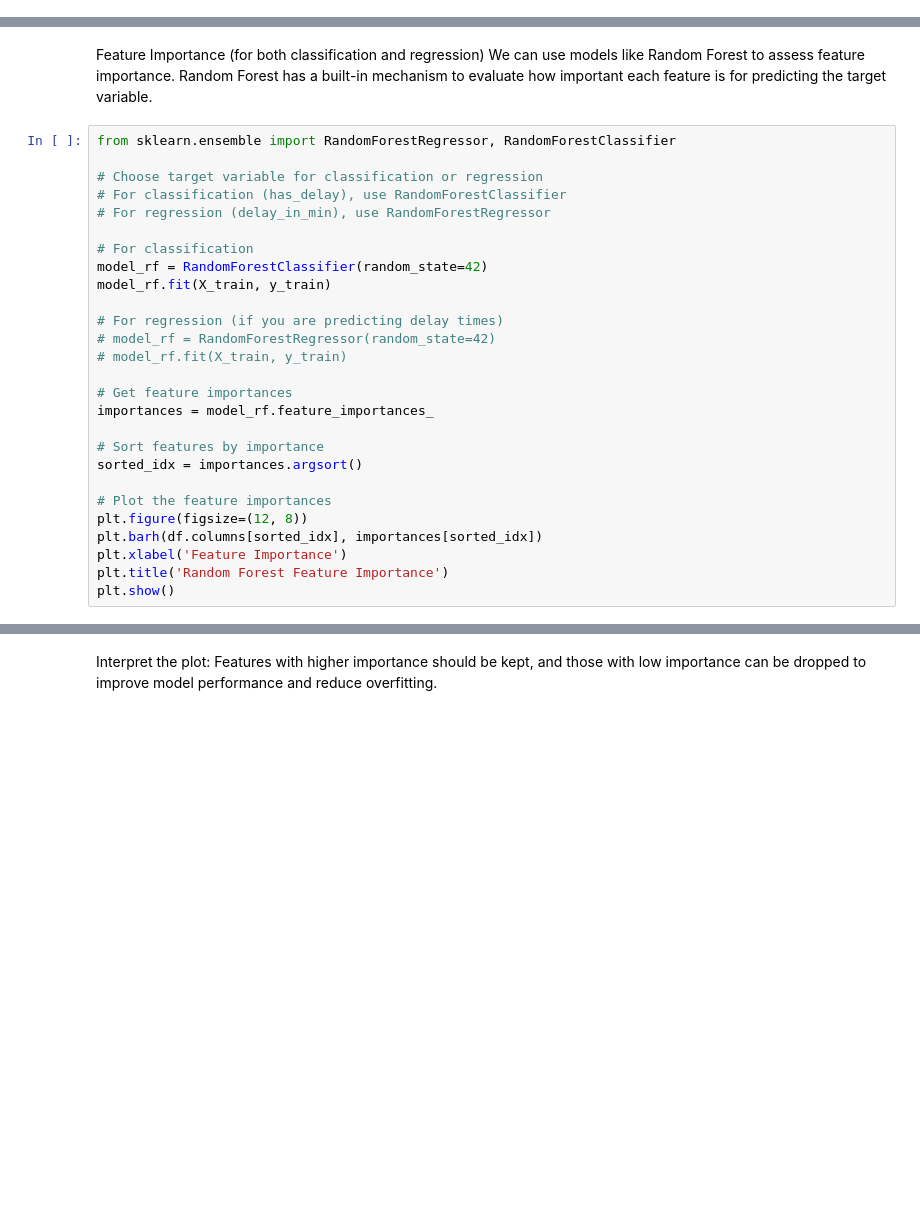
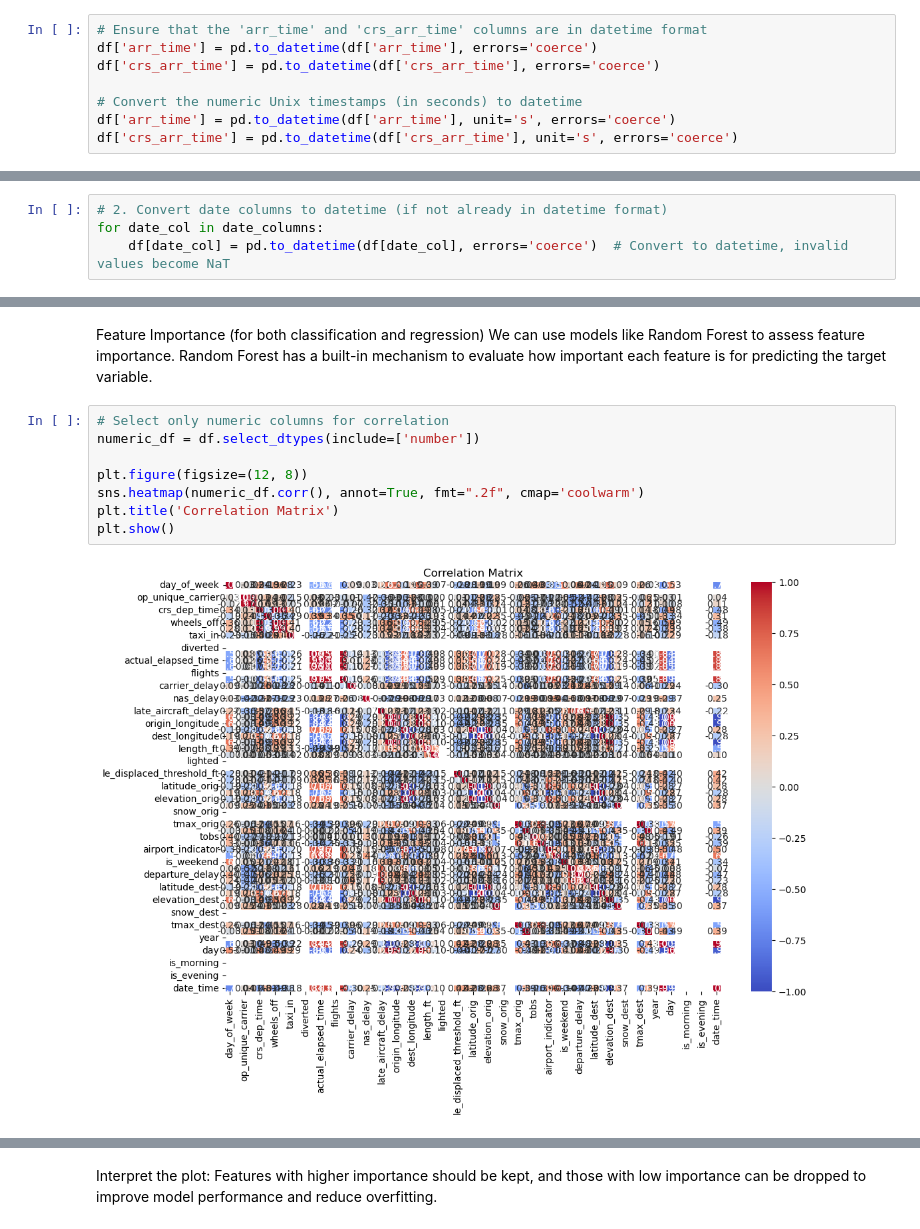
Before and after one commit to hopehusemann/Capstone, a Jupyter notebook: model_development.ipynb, the cells around one changed output, grey strips where cells are left out. Cells and saved outputs as stored; diff of their text form; blank space fills up the shorter version.

```diff
--- a/model_development.ipynb
+++ b/model_development.ipynb
@@ -97,0 +302,8 @@ df['is_evening'] = (df['crs_dep_hour'] >= 18).astype(int)
+# %%
+# Ensure that the 'arr_time' and 'crs_arr_time' columns are in datetime format
+df['arr_time'] = pd.to_datetime(df['arr_time'], errors='coerce')
+df['crs_arr_time'] = pd.to_datetime(df['crs_arr_time'], errors='coerce')
+
+# Convert the numeric Unix timestamps (in seconds) to datetime
+df['arr_time'] = pd.to_datetime(df['arr_time'], unit='s', errors='coerce')
+df['crs_arr_time'] = pd.to_datetime(df['crs_arr_time'], unit='s', errors='coerce')
@@ -97,0 +374,4 @@ df['is_evening'] = (df['crs_dep_hour'] >= 18).astype(int)
+# %%
+# 2. Convert date columns to datetime (if not already in datetime format)
+for date_col in date_columns:
+    df[date_col] = pd.to_datetime(df[date_col], errors='coerce')  # Convert to datetime, invalid values become NaT
@@ -170,30 +621,13 @@ Drop one of each pair of highly correlated features to reduce redundancy.
 # %% [markdown]
  Feature Importance (for both classification and regression)
 We can use models like Random Forest to assess feature importance. Random Forest has a built-in mechanism to evaluate how important each feature is for predicting the target variable.
-# %%
-from sklearn.ensemble import RandomForestRegressor, RandomForestClassifier
-
-# Choose target variable for classification or regression
-# For classification (has_delay), use RandomForestClassifier
-# For regression (delay_in_min), use RandomForestRegressor
-
-# For classification
-model_rf = RandomForestClassifier(random_state=42)
-model_rf.fit(X_train, y_train)
-
-# For regression (if you are predicting delay times)
-# model_rf = RandomForestRegressor(random_state=42)
-# model_rf.fit(X_train, y_train)
-
-# Get feature importances
-importances = model_rf.feature_importances_
-
-# Sort features by importance
-sorted_idx = importances.argsort()
-
-# Plot the feature importances
-plt.figure(figsize=(12, 8))
-plt.barh(df.columns[sorted_idx], importances[sorted_idx])
-plt.xlabel('Feature Importance')
-plt.title('Random Forest Feature Importance')
-plt.show()
+# %%
+# Select only numeric columns for correlation
+numeric_df = df.select_dtypes(include=['number'])
+
+plt.figure(figsize=(12, 8))
+sns.heatmap(numeric_df.corr(), annot=True, fmt=".2f", cmap='coolwarm')
+plt.title('Correlation Matrix')
+plt.show()
+# %% [output]
+[figure, added]
```
Also changed, not shown: parts of 114 cells of this notebook, 4 other files.
